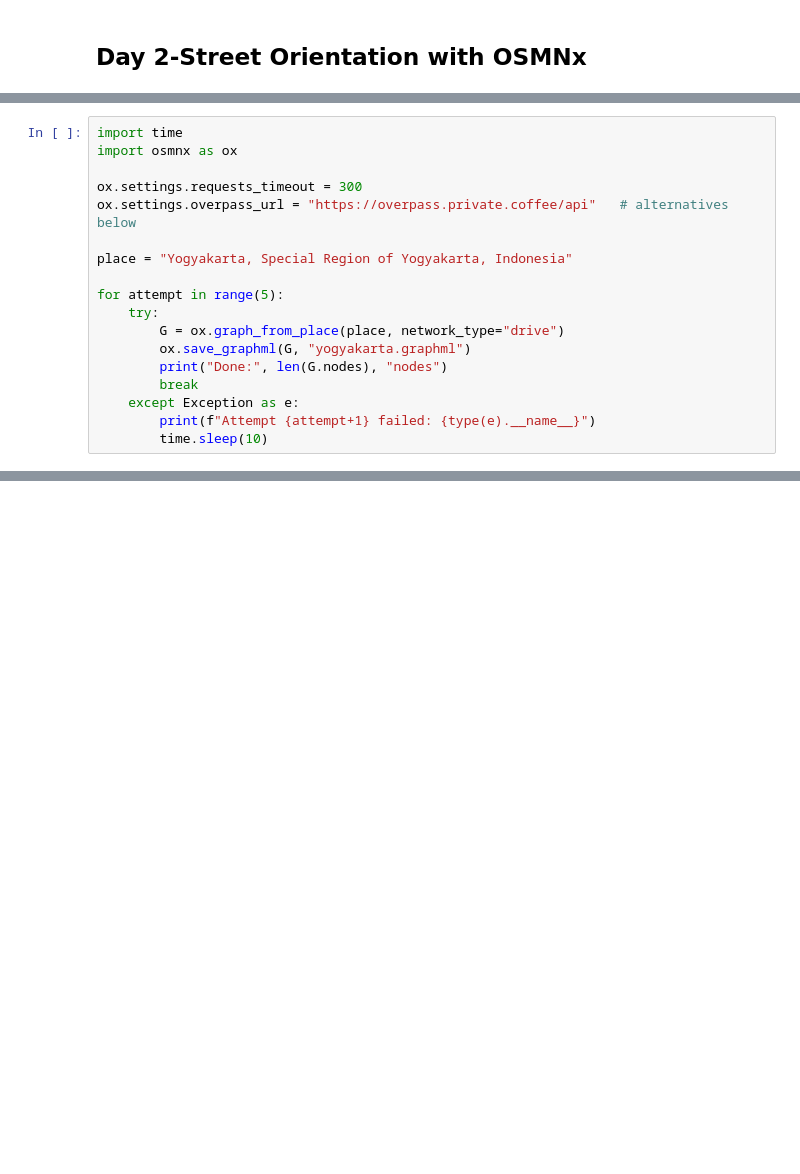
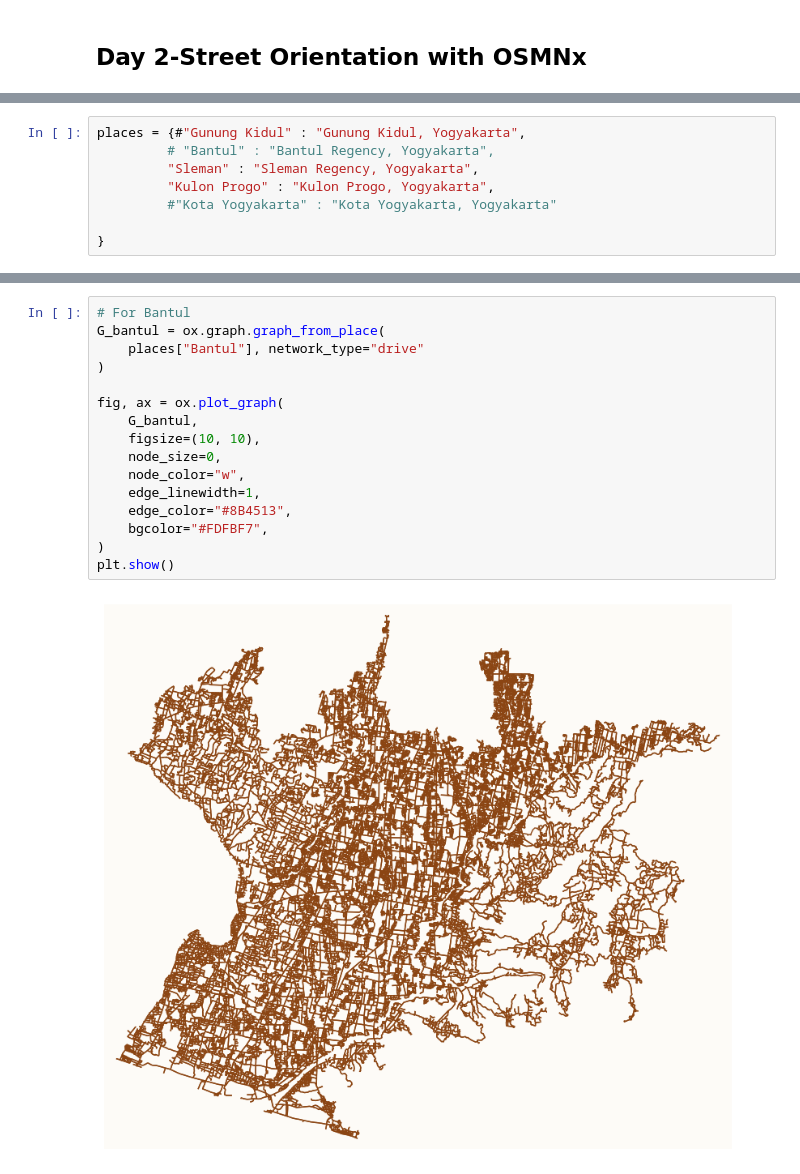
Before and after one commit to nooriza16/30MapChallenge, a Jupyter notebook: Day2/Day2.ipynb, the cells around one changed output, grey strips where cells are left out. Saved outputs shown, nothing was run; the diff lists cells and outputs as text; blank space fills up the shorter version.

```diff
--- a/Day2/Day2.ipynb
+++ b/Day2/Day2.ipynb
@@ -29,18 +10,0 @@ ChunkedEncodingError: ('Connection broken: IncompleteRead(1855 bytes read, 193 m
-# %%
-import time
-import osmnx as ox
-
-ox.settings.requests_timeout = 300
-ox.settings.overpass_url = "https://overpass.private.coffee/api"   # alternatives below
-
-place = "Yogyakarta, Special Region of Yogyakarta, Indonesia"
-
-for attempt in range(5):
-    try:
-        G = ox.graph_from_place(place, network_type="drive")
-        ox.save_graphml(G, "yogyakarta.graphml")
-        print("Done:", len(G.nodes), "nodes")
-        break
-    except Exception as e:
-        print(f"Attempt {attempt+1} failed: {type(e).__name__}")
-        time.sleep(10)
@@ -48,0 +11,8 @@ Attempt 1 failed: ConnectTimeout
+# %%
+places = {#"Gunung Kidul" : "Gunung Kidul, Yogyakarta",
+         # "Bantul" : "Bantul Regency, Yogyakarta",
+         "Sleman" : "Sleman Regency, Yogyakarta",
+         "Kulon Progo" : "Kulon Progo, Yogyakarta",
+         #"Kota Yogyakarta" : "Kota Yogyakarta, Yogyakarta"
+
+}
@@ -48,0 +37,18 @@ Attempt 1 failed: ConnectTimeout
+# %%
+# For Bantul
+G_bantul = ox.graph.graph_from_place(
+    places["Bantul"], network_type="drive"
+)
+
+fig, ax = ox.plot_graph(
+    G_bantul,
+    figsize=(10, 10),
+    node_size=0,
+    node_color="w",
+    edge_linewidth=1,
+    edge_color="#8B4513",
+    bgcolor="#FDFBF7",
+)
+plt.show()
+# %% [output]
+[figure, added]
```
Also changed, not shown: parts of 10 cells of this notebook, 13 other files.
